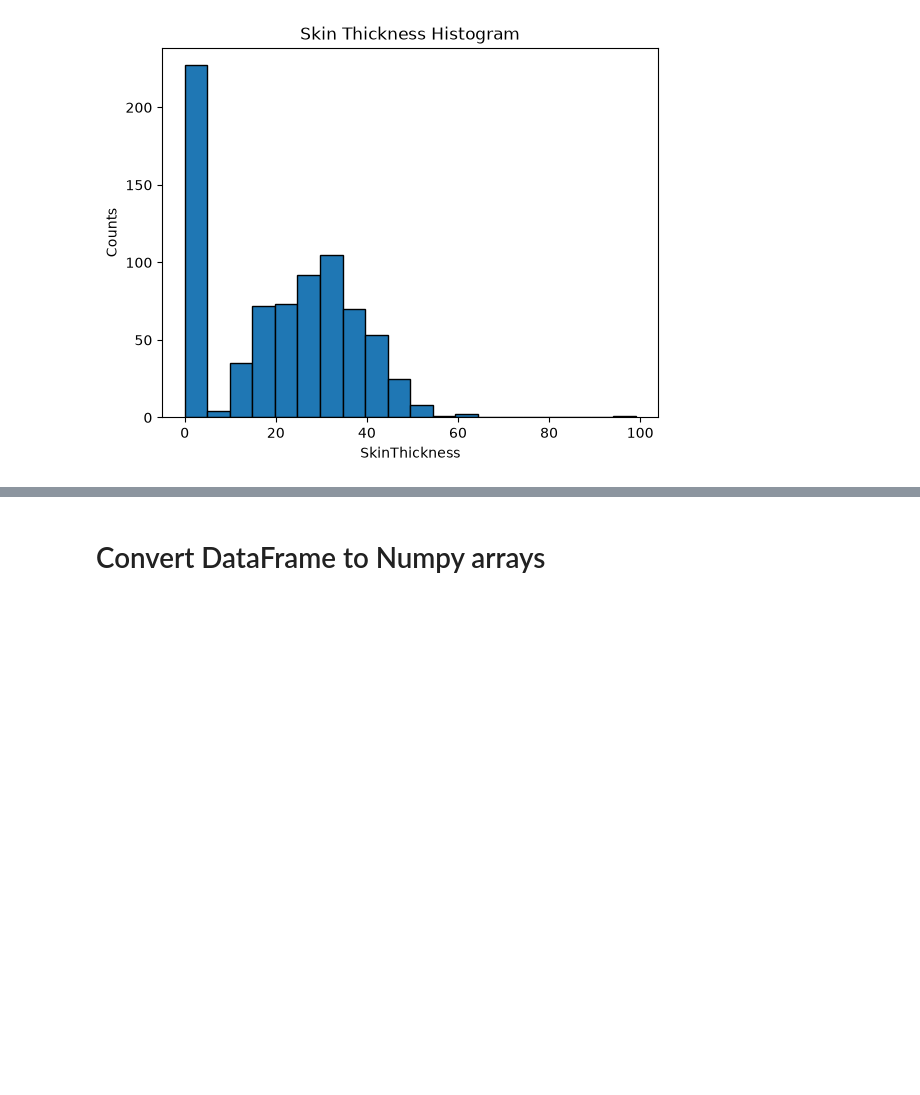
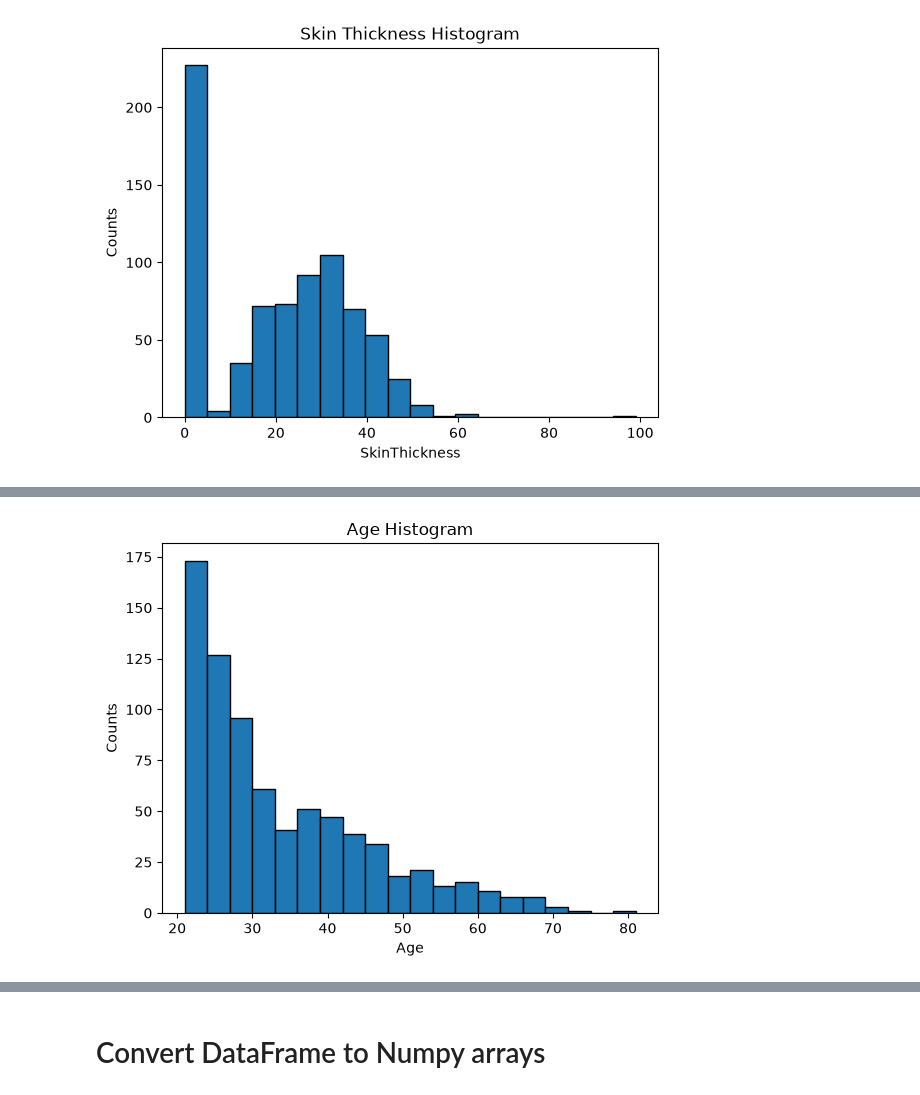
Before and after one commit to sakisv/msc_dws, a Jupyter notebook: 101-MachineLearning/01-SupervisedLearning/ML Project Template.ipynb, the cells around one changed output, grey strips where cells are left out. Cells and saved outputs as stored; diff of their text form; code cells hidden in the pictures; blank space fills up the shorter version.

```diff
--- a/101-MachineLearning/01-SupervisedLearning/ML Project Template.ipynb
+++ b/101-MachineLearning/01-SupervisedLearning/ML Project Template.ipynb
@@ -101,0 +111,9 @@ plt.show()
+# %%
+df['Age'].hist(bins=20, edgecolor='black')
+plt.title('Age Histogram')
+plt.xlabel('Age')
+plt.ylabel('Counts')
+plt.grid(False)
+plt.show()
+# %% [output]
+[figure, added]
```
Also changed, not shown: parts of 3 cells of this notebook.
